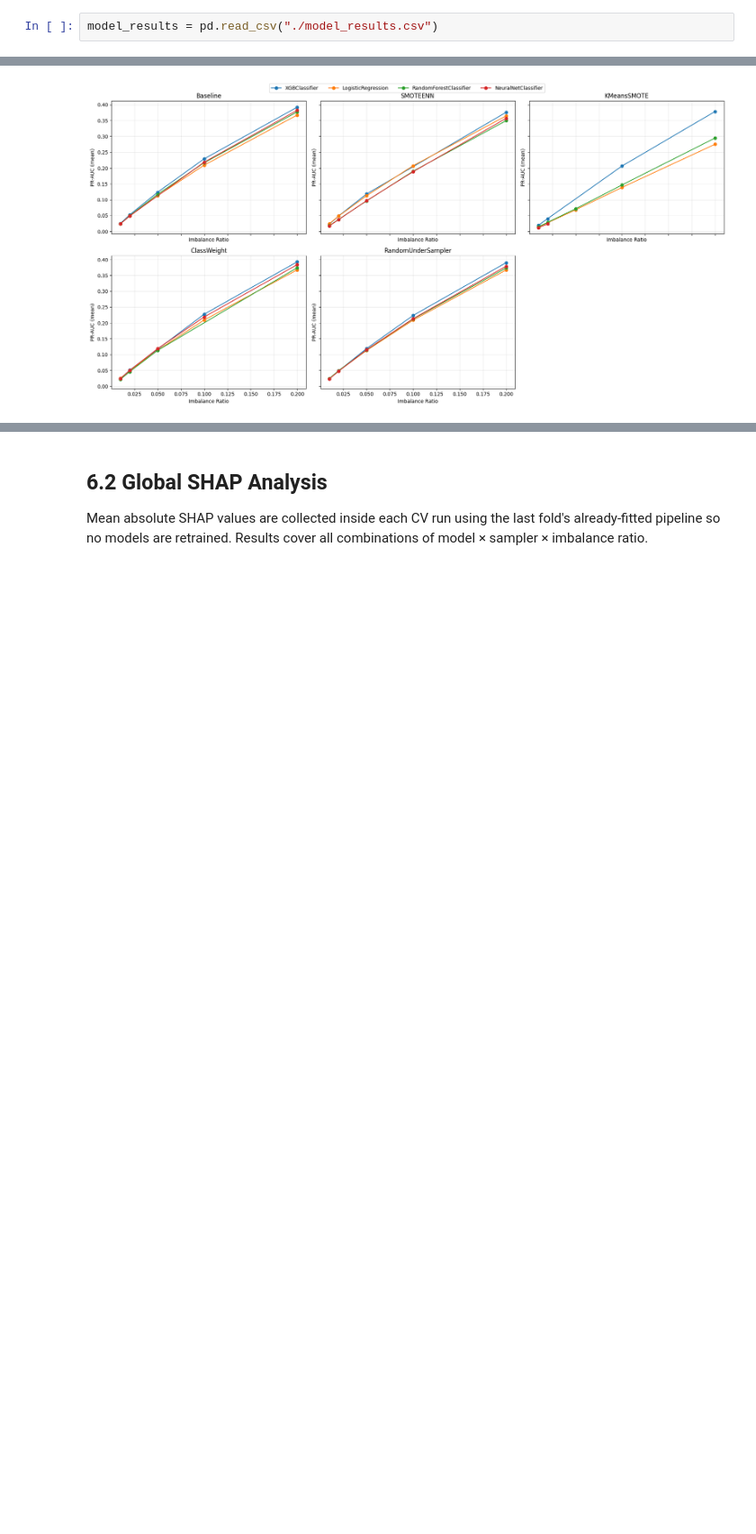
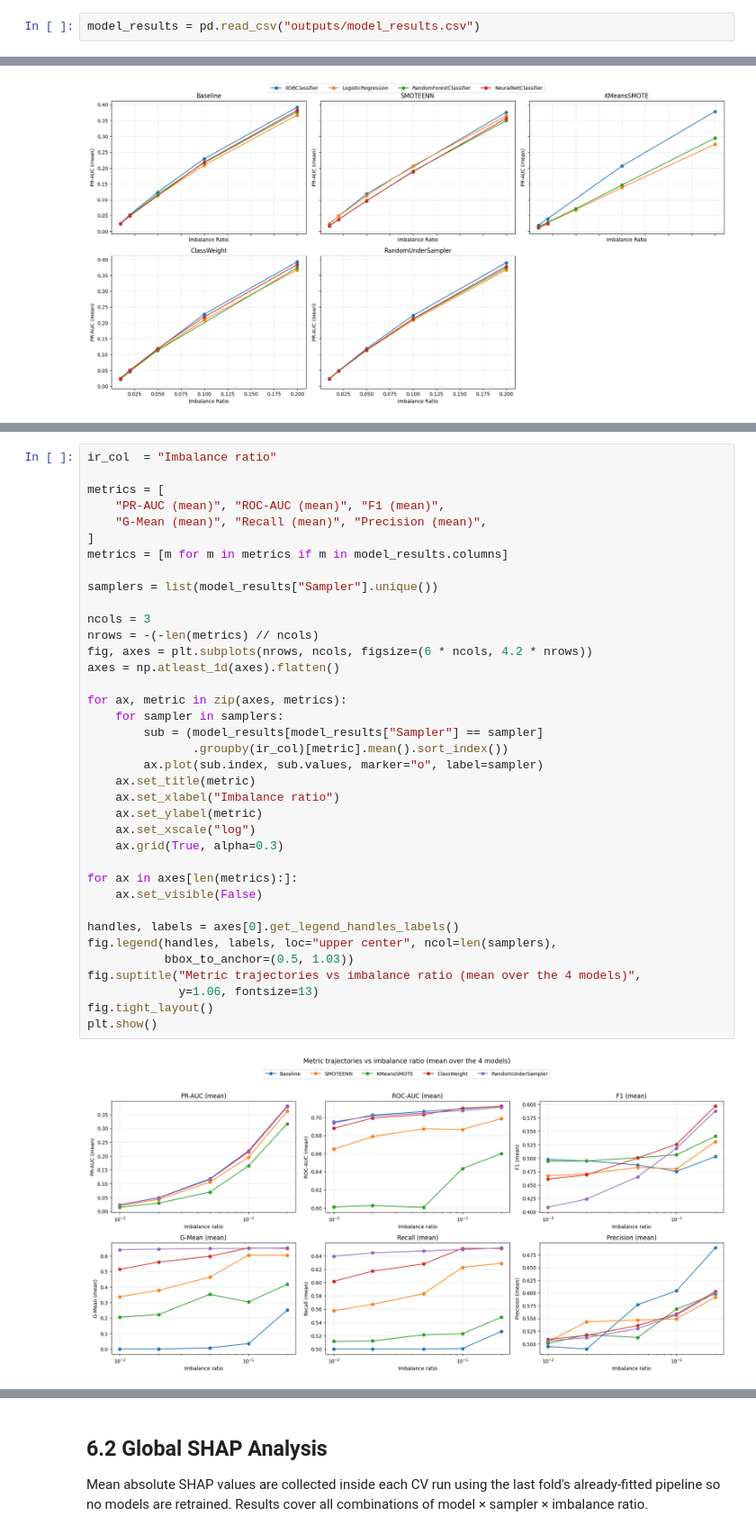
Before and after one commit to TimAngevare/Adversarial-Attacks-on-Class-Imbalanced-Lending-Default-Models, a Jupyter notebook: Notebook_Final_V1.ipynb, the cells around one changed output, grey strips where cells are left out. Shown at 90% size. Saved outputs shown, nothing was run; the diff lists cells and outputs as text; blank space fills up the shorter version.

Commit message:
Added plots adversarial attacks, reorganized repo

```diff
--- a/Notebook_Final_V1.ipynb
+++ b/Notebook_Final_V1.ipynb
@@ -1930,5 +1811,5 @@ model_results.to_csv("model_results.csv", index=False)
 model_results
 # %%
-model_results = pd.read_csv("./model_results.csv")
+model_results = pd.read_csv("outputs/model_results.csv")
 # %% [markdown]
 ## 6.1 Evaluate performance
@@ -1973,0 +1871,39 @@ plt.show()
+# %%
+ir_col  = "Imbalance ratio"
+
+metrics = [
+    "PR-AUC (mean)", "ROC-AUC (mean)", "F1 (mean)",
+    "G-Mean (mean)", "Recall (mean)", "Precision (mean)",
+]
+metrics = [m for m in metrics if m in model_results.columns]
+
+samplers = list(model_results["Sampler"].unique())
+
+ncols = 3
+nrows = -(-len(metrics) // ncols)
+fig, axes = plt.subplots(nrows, ncols, figsize=(6 * ncols, 4.2 * nrows))
+axes = np.atleast_1d(axes).flatten()
+
+for ax, metric in zip(axes, metrics):
+    for sampler in samplers:
+        sub = (model_results[model_results["Sampler"] == sampler]
+               .groupby(ir_col)[metric].mean().sort_index())
+        ax.plot(sub.index, sub.values, marker="o", label=sampler)
+    ax.set_title(metric)
+    ax.set_xlabel("Imbalance ratio")
+    ax.set_ylabel(metric)
+    ax.set_xscale("log")
+    ax.grid(True, alpha=0.3)
+
+for ax in axes[len(metrics):]:
+    ax.set_visible(False)
+
+handles, labels = axes[0].get_legend_handles_labels()
+fig.legend(handles, labels, loc="upper center", ncol=len(samplers),
+           bbox_to_anchor=(0.5, 1.03))
+fig.suptitle("Metric trajectories vs imbalance ratio (mean over the 4 models)",
+             y=1.06, fontsize=13)
+fig.tight_layout()
+plt.show()
+# %% [output]
+[figure, added]
```
Also changed, not shown: parts of 35 cells of this notebook, 19 other files.
